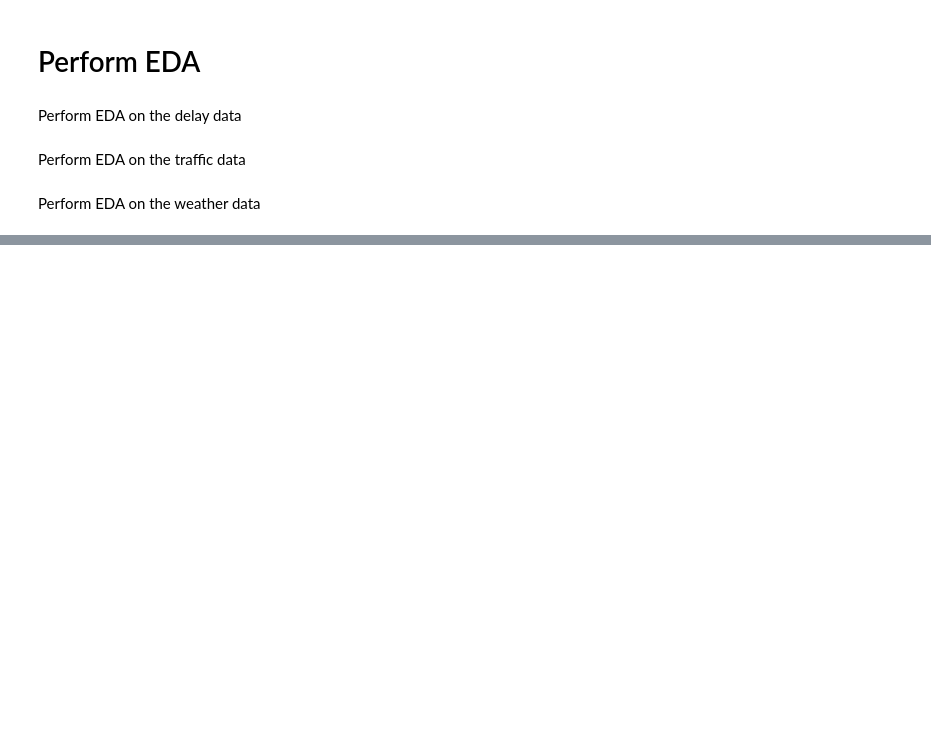
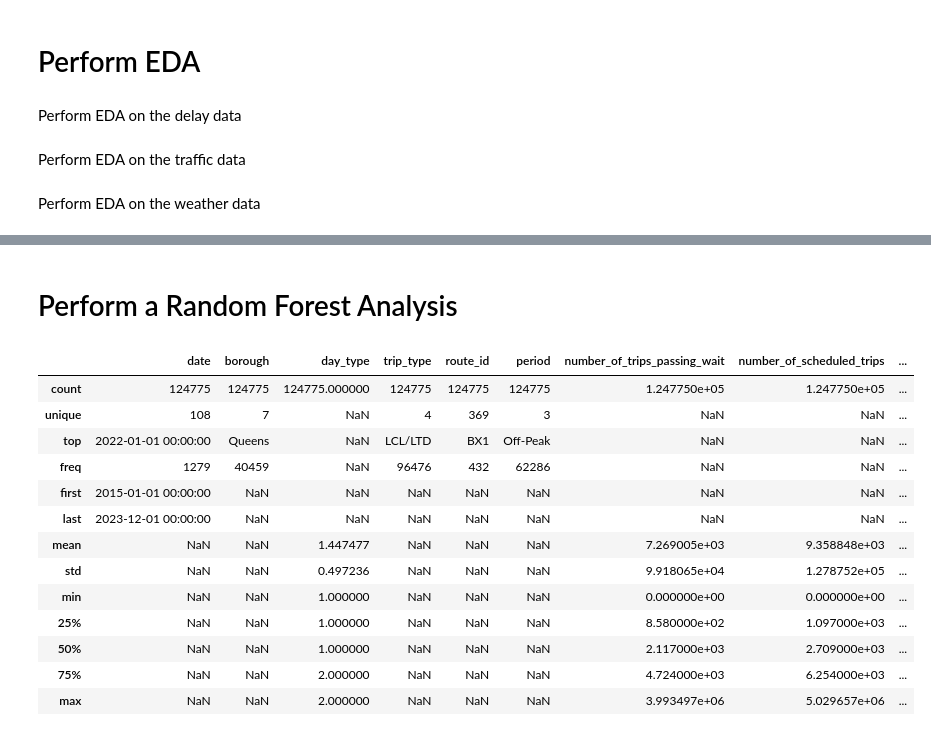
Before and after one commit to paulr28/Msc_Capstone, a Jupyter notebook: Data_Collection.ipynb, the cells around one changed output, grey strips where cells are left out. Cells and saved outputs as stored; diff of their text form; code cells hidden in the pictures; blank space fills up the shorter version.

Commit message:
Completed Time Series Analysis and started Random Forest Regression

```diff
--- a/Data_Collection.ipynb
+++ b/Data_Collection.ipynb
@@ -769,0 +1303,20 @@ avg_temp.sort_values(["year", "month"])
+# %% [markdown]
+# Perform a Random Forest Analysis
+# %%
+# Describe the delays dataframe
+delays.describe(include="all")
+# %% [output]
+|  | date | borough | day_type | trip_type | route_id | period | number_of_trips_passing_wait | number_of_scheduled_trips | ... |
+| count | 124775 | 124775 | 124775.000000 | 124775 | 124775 | 124775 | 1.247750e+05 | 1.247750e+05 | ... |
+| unique | 108 | 7 | NaN | 4 | 369 | 3 | NaN | NaN | ... |
+| top | 2022-01-01 00:00:00 | Queens | NaN | LCL/LTD | BX1 | Off-Peak | NaN | NaN | ... |
+| freq | 1279 | 40459 | NaN | 96476 | 432 | 62286 | NaN | NaN | ... |
+| first | 2015-01-01 00:00:00 | NaN | NaN | NaN | NaN | NaN | NaN | NaN | ... |
+| last | 2023-12-01 00:00:00 | NaN | NaN | NaN | NaN | NaN | NaN | NaN | ... |
+| mean | NaN | NaN | 1.447477 | NaN | NaN | NaN | 7.269005e+03 | 9.358848e+03 | ... |
+| std | NaN | NaN | 0.497236 | NaN | NaN | NaN | 9.918065e+04 | 1.278752e+05 | ... |
+| min | NaN | NaN | 1.000000 | NaN | NaN | NaN | 0.000000e+00 | 0.000000e+00 | ... |
+| 25% | NaN | NaN | 1.000000 | NaN | NaN | NaN | 8.580000e+02 | 1.097000e+03 | ... |
+| 50% | NaN | NaN | 1.000000 | NaN | NaN | NaN | 2.117000e+03 | 2.709000e+03 | ... |
+| 75% | NaN | NaN | 2.000000 | NaN | NaN | NaN | 4.724000e+03 | 6.254000e+03 | ... |
+| max | NaN | NaN | 2.000000 | NaN | NaN | NaN | 3.993497e+06 | 5.029657e+06 | ... |
```
Also changed, not shown: parts of 95 cells of this notebook, 2 other files.
